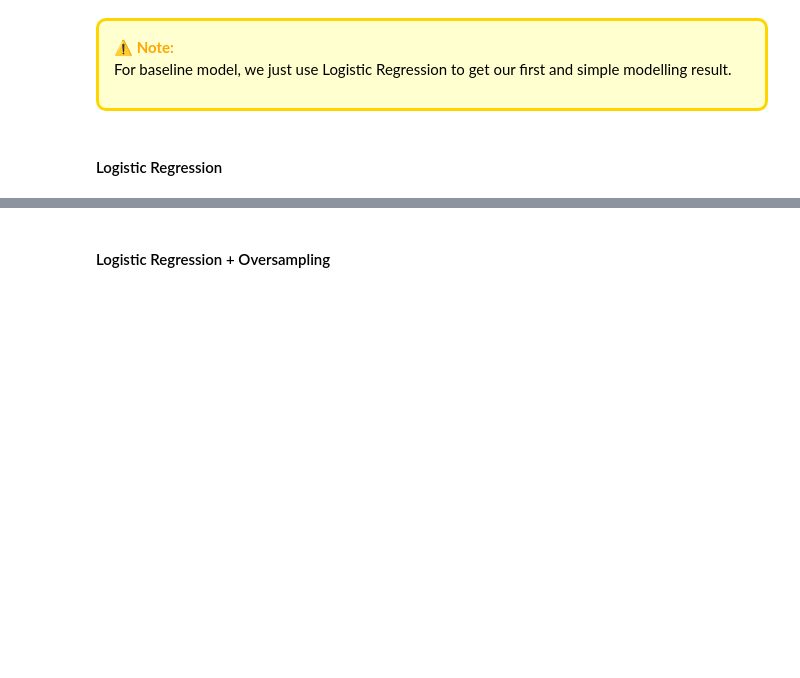
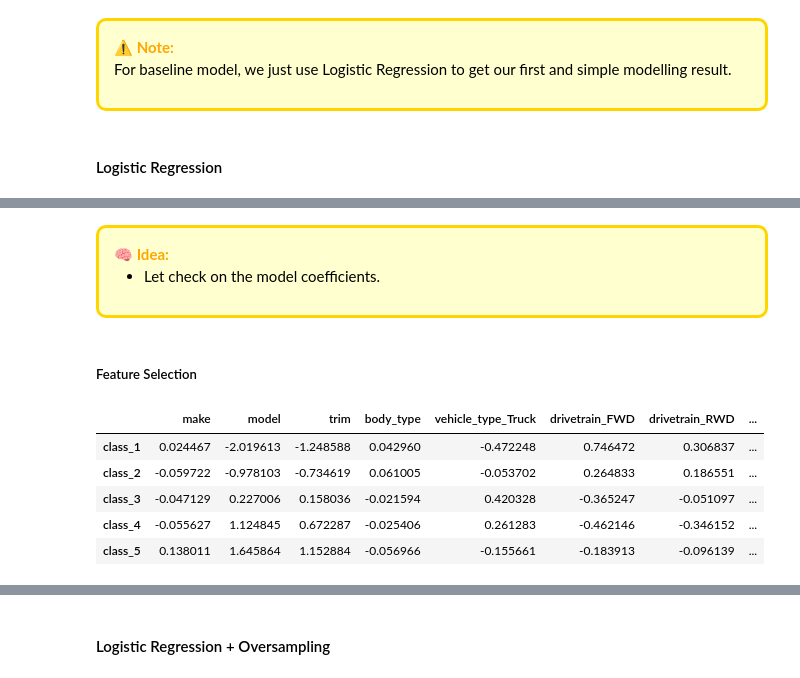
Before and after one commit to anthonynamnam/brainstation_capstone, a Jupyter notebook: Notebooks/model-development.ipynb, the cells around one changed output, grey strips where cells are left out. Saved outputs shown, nothing was run; the diff lists cells and outputs as text; code cells hidden in the pictures; blank space fills up the shorter version.

```diff
--- a/Notebooks/model-development.ipynb
+++ b/Notebooks/model-development.ipynb
@@ -478,0 +489,3 @@ test_data.reset_index(drop = True, inplace=True)
+# %%
+test_data.drop(columns=col_to_drop,inplace = True)
+test_data.head(3)
@@ -1473,3 +1669,3 @@ class MyModel:
 # %%
 # Log the model performance
-perf = ModelPerf("log/model_performance.csv")
+perf = ModelPerf("model/model_performance.csv")
@@ -1479,3 +1672,6 @@ global_subsample_pct = 0.1
+# %%
+# Global Subsampling Percentage
+global_subsampling_pct = 0.1
 # %% [markdown]
 <div style="border-radius:10px; border:#33a0ff solid; padding: 15px; background-color: #f0f1ff; font-size:100%; text-align:left">
 <a class="anchor" id="4-model">
@@ -1508,10 +1704,10 @@ For baseline model, we just use Logistic Regression to get our first and simple
 # %%
 from sklearn.linear_model import LogisticRegression
 
-def model(test = False):
+def model(test = False,save = True):
     model = MyModel(X_train,X_test,
                     y_train,y_test,
-                    train_subsample_size=None,
+                    train_subsample_size=global_subsampling_pct,
                     test_subsample_size=None)
 
     # Apply Subsampling for faster training in experimental stage
@@ -1558,6 +1754,9 @@ def model(test = False):
         global perf
         perf = model.add_perf(perf)
 
+    if save:
+        model.save_model()
+
     return model
 
 # Run this model
@@ -1582,0 +1782,22 @@ actual_5         30        260       3457       5215       8676
+# %% [markdown]
+<div style="border-radius:10px; border: #ffd500 solid; padding: 15px; background-color: #ffffcf; font-size:100%; text-align:left">
+<font size="4px" color="#ffa600"><b>🧠 Idea:</b></font>
+
+- Let check on the model coefficients.
+<div>
+# %% [markdown]
+##### Feature Selection
+# %%
+this_model = logit_v1.pipeline[-1]
+feature_importance = pd.DataFrame(this_model.coef_,
+                                  index = [f"class_{i+1}" for i in this_model.classes_],
+                                  columns=this_model.feature_names_in_)
+
+feature_importance
+# %% [output]
+|  | make | model | trim | body_type | vehicle_type_Truck | drivetrain_FWD | drivetrain_RWD | ... |
+| class_1 | 0.024467 | -2.019613 | -1.248588 | 0.042960 | -0.472248 | 0.746472 | 0.306837 | ... |
+| class_2 | -0.059722 | -0.978103 | -0.734619 | 0.061005 | -0.053702 | 0.264833 | 0.186551 | ... |
+| class_3 | -0.047129 | 0.227006 | 0.158036 | -0.021594 | 0.420328 | -0.365247 | -0.051097 | ... |
+| class_4 | -0.055627 | 1.124845 | 0.672287 | -0.025406 | 0.261283 | -0.462146 | -0.346152 | ... |
+| class_5 | 0.138011 | 1.645864 | 1.152884 | -0.056966 | -0.155661 | -0.183913 | -0.096139 | ... |
```
Also changed, not shown: parts of 125 cells of this notebook.
